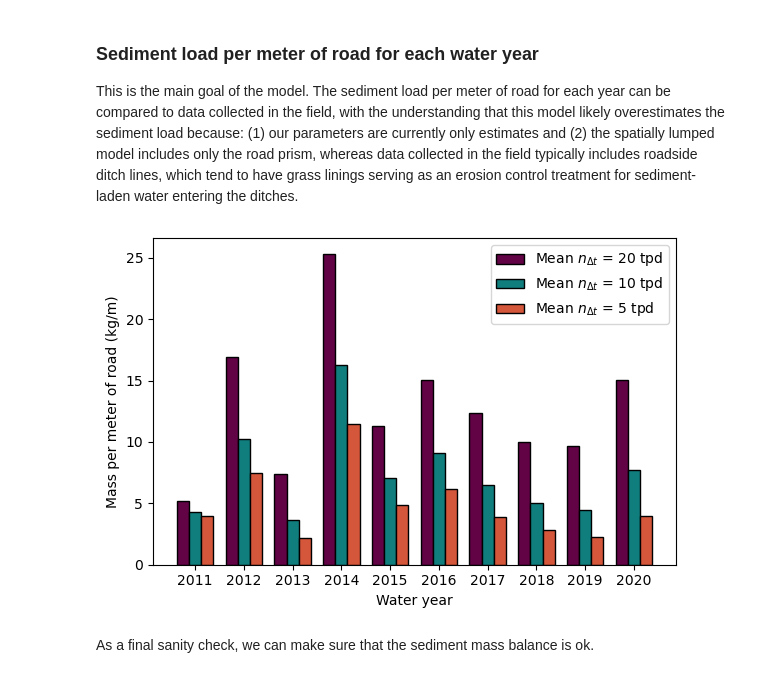
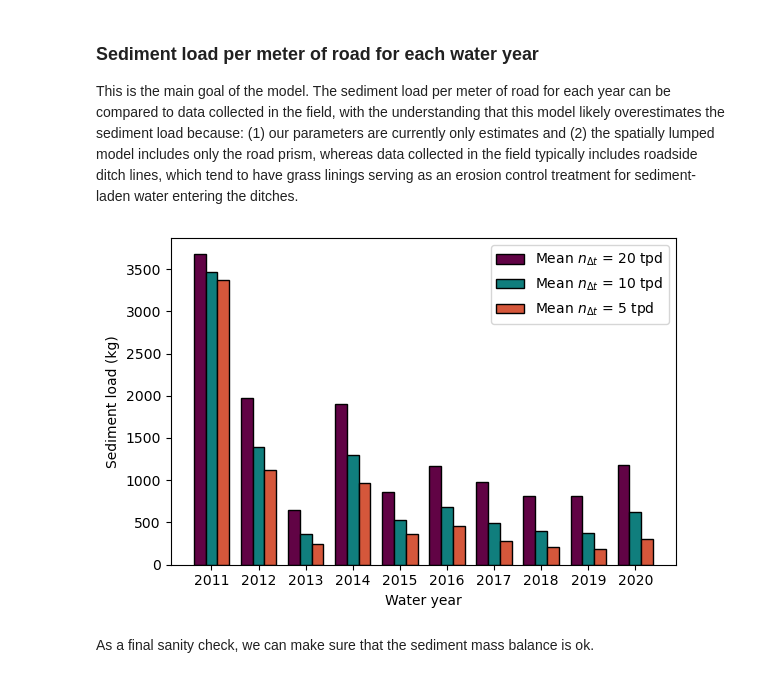
Before and after one commit to adalvis/roads_lumped_model, a Jupyter notebook: rlm_model_runs/rlm_tutorial.ipynb, the cells around one changed output. Cells and saved outputs as stored; diff of their text form; code cells hidden in the pictures.

```diff
--- a/rlm_model_runs/rlm_tutorial.ipynb
+++ b/rlm_model_runs/rlm_tutorial.ipynb
@@ -71,7 +71,7 @@ This includes the very important crushing and pumping constants for the surfacin
 # tau_c = N/m^2
 L, rho_w, rho_s, g, S, tau_c, d50, d95 = [4.57, 1000, 2650,
                                           9.81, 0.05, 0.052,
-                                          1.8e-5, 0.025]
+                                          1.8e-5, 0.02]
 
 # h_s = depth of surfacing
 # f_sf, f_sc = fractions of fine/coarse material in ballast
@@ -205,6 +205,7 @@ for j, date in enumerate(dates):
                 else:
                     n_f_5[k] = n_f_5[k-1]
                     n_t_5[k] = n_t_5[k-1]
+                    f_s_5[k] = f_s_5[k-1]
 
                 #Calculate water depth assuming uniform overland flow
                 water_depth_5[k] = ((n_t_5[k]*q[k])/(S**(1/2)))**(3/5)
@@ -277,6 +278,7 @@ for j, date in enumerate(dates):
                 else:
                     n_f_10[k] = n_f_10[k-1]
                     n_t_10[k] = n_t_10[k-1]
+                    f_s_10[k] = f_s_10[k-1]
 
                 #Calculate water depth assuming uniform overland flow
                 water_depth_10[k] = ((n_t_10[k]*q[k])/(S**(1/2)))**(3/5)
@@ -349,6 +351,7 @@ for j, date in enumerate(dates):
                 else:
                     n_f_20[k] = n_f_20[k-1]
                     n_t_20[k] = n_t_20[k-1]
+                    f_s_20[k] = f_s_20[k-1]
 
                 #Calculate water depth assuming uniform overland flow
                 water_depth_20[k] = ((n_t_20[k]*q[k])/(S**(1/2)))**(3/5)
@@ -525,38 +528,38 @@ This is the main goal of the model. The sediment load per meter of road for each
 years=storms_df.groupby(storms_df.index.year).count().index.to_numpy()
 yr_5 = np.zeros(len(years)-1)
 yr_10 = np.zeros(len(years)-1)
 yr_20 = np.zeros(len(years)-1)
 for i, year in enumerate(years):
     if i < len(years)-1:
         yr_5[i] = (storms_df.Hs_out_5[str(year)+'-07-01':str(year+1)+'-06-30'].sum())/1000
         yr_10[i] = (storms_df.Hs_out_10[str(year)+'-07-01':str(year+1)+'-06-30'].sum())/1000
         yr_20[i] = (storms_df.Hs_out_20[str(year)+'-07-01':str(year+1)+'-06-30'].sum())/1000
 
 #Multiply Hs_out
-sed_area_5 = yr_5*L
+sed_area_5 = yr_5*L*80
 sed_load_5 = sed_area_5*rho_s
 
-sed_area_10 = yr_10*L
+sed_area_10 = yr_10*L*80
 sed_load_10 = sed_area_10*rho_s
 
-sed_area_20 = yr_20*L
+sed_area_20 = yr_20*L*80
 sed_load_20 = sed_area_20*rho_s
 
 width = 0.25
 
 ticks = years[1:len(years)]
 fig6, ax6 = plt.subplots(figsize=(6,4))
 plt.bar(years[1:len(years)]-width, sed_load_20, width, color = '#610345', edgecolor='k', label=r'Mean $n_{\Delta t}$ = 20 tpd')
 plt.bar(years[1:len(years)], sed_load_10, width, color = '#107E7D', edgecolor='k', label=r'Mean $n_{\Delta t}$ = 10 tpd')
 plt.bar(years[1:len(years)]+width, sed_load_5, width, color = '#D5573B', edgecolor='k', label=r'Mean $n_{\Delta t}$ = 5 tpd')
 plt.xlabel('Water year')
-plt.ylabel(r'Mass per meter of road (kg/m)')
+plt.ylabel(r'Sediment load (kg)')
 plt.legend()
 plt.xticks(range(ticks[0],ticks[len(ticks)-1]+1), ticks, rotation=0)
 plt.tight_layout()
 plt.show()
 # %% [output]
-[figure, old version]
+[figure, new version]
 # %% [markdown]
 As a final sanity check, we can make sure that the sediment mass balance is ok.
 # %%
```
Also changed, not shown: parts of 2 cells of this notebook.
